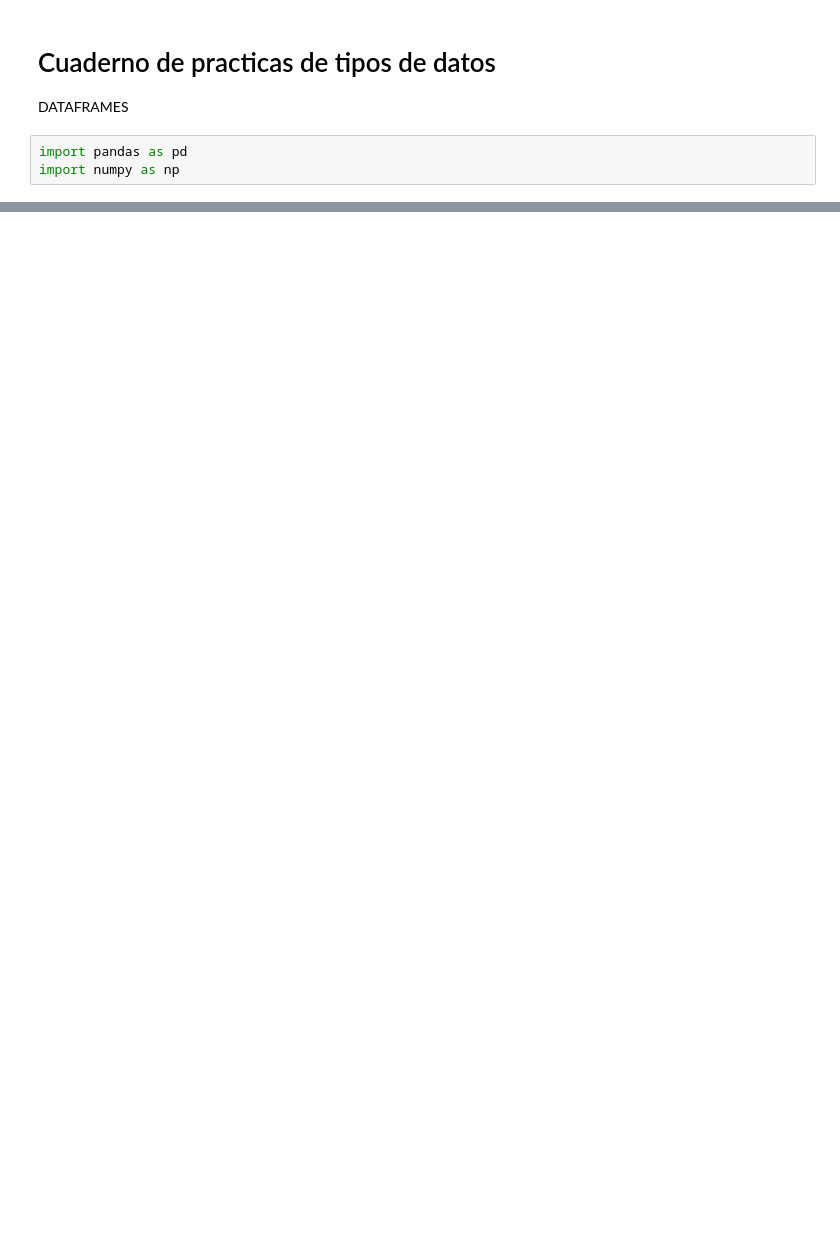
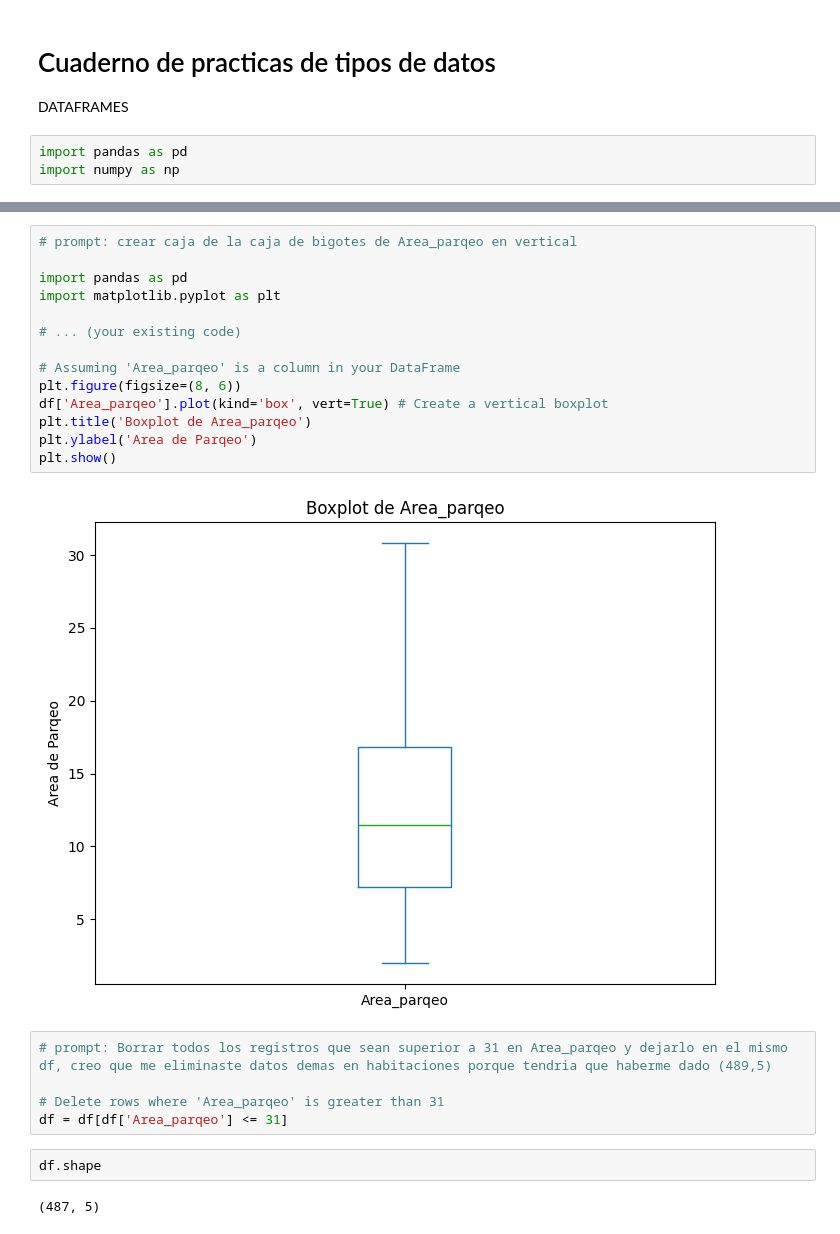
Before and after one commit to wilszon/Clase-Inteligencia-Artificial, a Jupyter notebook: EDA.ipynb, the cells around one changed output, grey strips where cells are left out. Saved outputs shown, nothing was run; the diff lists cells and outputs as text; blank space fills up the shorter version.

```diff
--- a/EDA.ipynb
+++ b/EDA.ipynb
@@ -28,0 +101,25 @@ df
+# %%
+# prompt: crear caja de la caja de bigotes de Area_parqeo en vertical
+
+import pandas as pd
+import matplotlib.pyplot as plt
+
+# ... (your existing code)
+
+# Assuming 'Area_parqeo' is a column in your DataFrame
+plt.figure(figsize=(8, 6))
+df['Area_parqeo'].plot(kind='box', vert=True) # Create a vertical boxplot
+plt.title('Boxplot de Area_parqeo')
+plt.ylabel('Area de Parqeo')
+plt.show()
+# %% [output]
+[figure, added]
+# %%
+# prompt: Borrar todos los registros que sean superior a 31 en Area_parqeo y dejarlo en el mismo df, creo que me eliminaste datos demas en habitaciones porque tendria que haberme dado (489,5)
+
+# Delete rows where 'Area_parqeo' is greater than 31
+df = df[df['Area_parqeo'] <= 31]
+# %%
+df.shape
+# %% [output]
+(487, 5)
```
Also changed, not shown: parts of 9 cells of this notebook.
